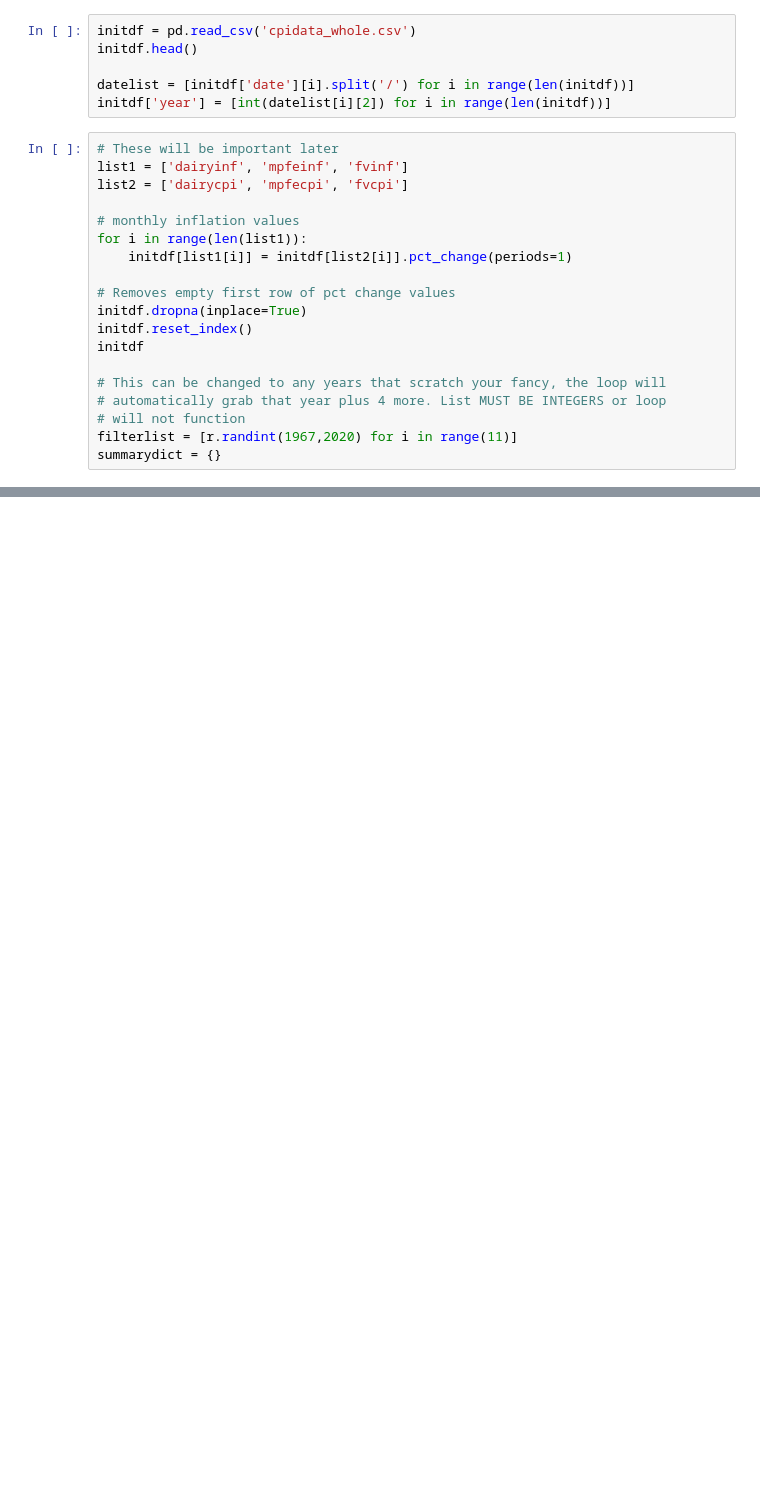
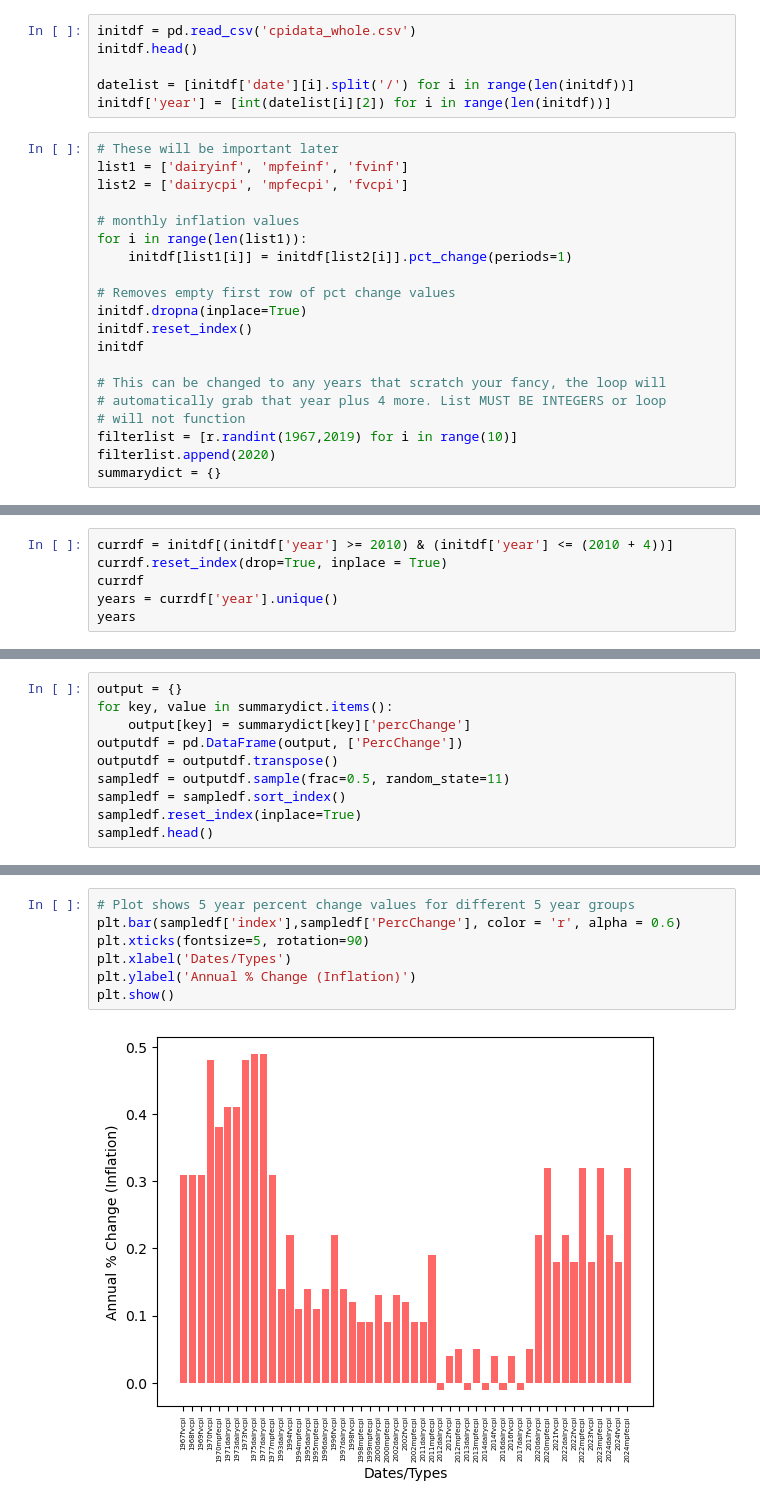
Before and after one commit to leowheeler1/InflationTrendsAnalysis, a Jupyter notebook: datawork.ipynb, the cells around one changed output, grey strips where cells are left out. Cells and saved outputs as stored; diff of their text form; blank space fills up the shorter version.

```diff
--- a/datawork.ipynb
+++ b/datawork.ipynb
@@ -28,5 +29,6 @@ initdf
 # This can be changed to any years that scratch your fancy, the loop will
 # automatically grab that year plus 4 more. List MUST BE INTEGERS or loop
 # will not function
-filterlist = [r.randint(1967,2020) for i in range(11)]
+filterlist = [r.randint(1967,2019) for i in range(10)]
+filterlist.append(2020)
 summarydict = {}
@@ -50,0 +35,6 @@ summarydict = {}
+# %%
+currdf = initdf[(initdf['year'] >= 2010) & (initdf['year'] <= (2010 + 4))]
+currdf.reset_index(drop=True, inplace = True)
+currdf
+years = currdf['year'].unique()
+years
@@ -94,0 +107,10 @@ print(object1)
+# %%
+output = {}
+for key, value in summarydict.items():
+    output[key] = summarydict[key]['percChange']
+outputdf = pd.DataFrame(output, ['PercChange'])
+outputdf = outputdf.transpose()
+sampledf = outputdf.sample(frac=0.5, random_state=11)
+sampledf = sampledf.sort_index()
+sampledf.reset_index(inplace=True)
+sampledf.head()
@@ -94,0 +124,9 @@ print(object1)
+# %%
+# Plot shows 5 year percent change values for different 5 year groups
+plt.bar(sampledf['index'],sampledf['PercChange'], color = 'r', alpha = 0.6)
+plt.xticks(fontsize=5, rotation=90)
+plt.xlabel('Dates/Types')
+plt.ylabel('Annual % Change (Inflation)')
+plt.show()
+# %% [output]
+[figure, added]
```
Also changed, not shown: parts of 14 cells of this notebook, 5 other files.
